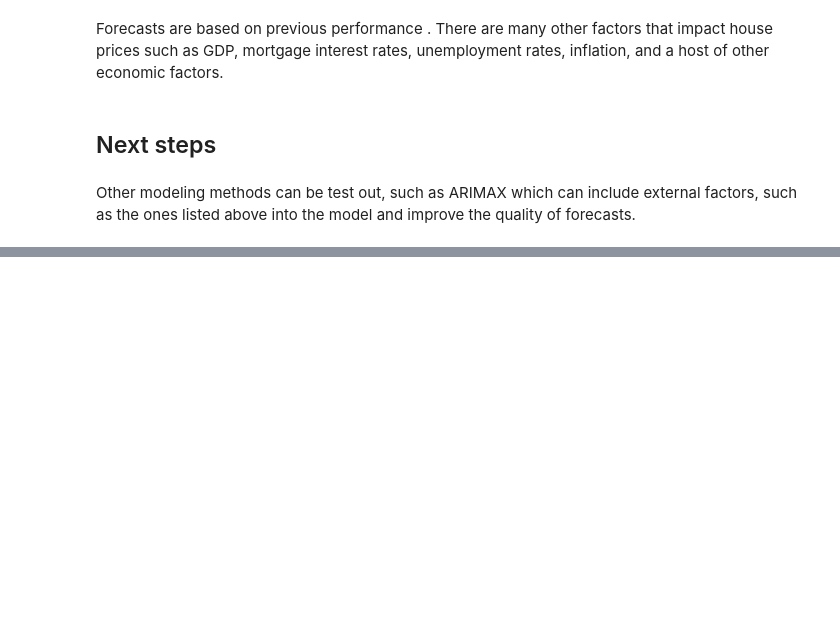
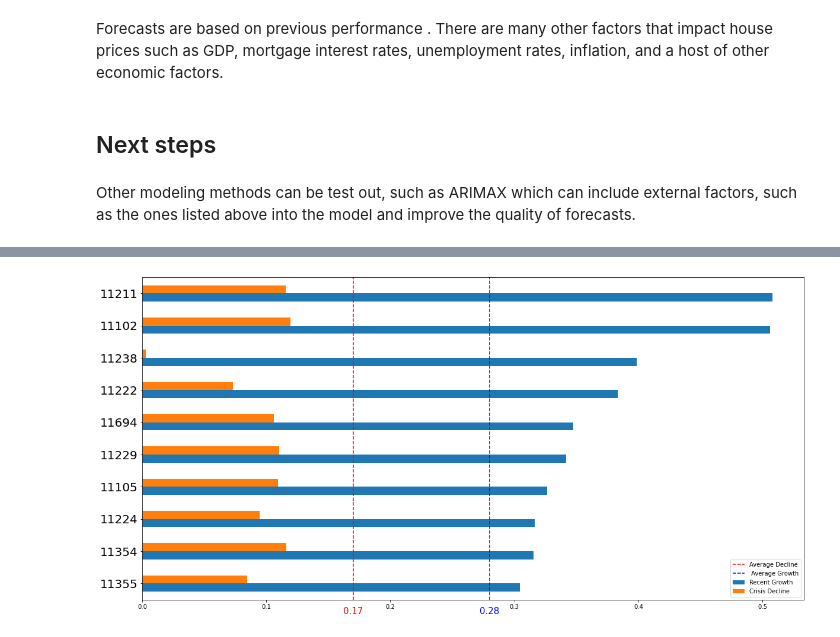
Before and after one commit to whyyoutoo/Forecasting-House-Price-Time-Series, a Jupyter notebook: Time_series_analysis.ipynb, the cells around one changed output, grey strips where cells are left out. Drawn from its saved outputs; the diff is of its cells as text; code cells hidden in the pictures; blank space fills up the shorter version.

```diff
--- a/Time_series_analysis.ipynb
+++ b/Time_series_analysis.ipynb
@@ -1471,0 +1482,4 @@ Other modeling methods can be test out, such as ARIMAX which can include externa
+# %%
+pplot = final10[['RegionName', '3_yr_roi', '07_11_roi']]
+# %%
+pplot.set_index('RegionName', inplace = True)
@@ -1471,0 +1503,11 @@ Other modeling methods can be test out, such as ARIMAX which can include externa
+# %%
+pplot.plot.barh(figsize =(20,10))
+plt.axvline(x = 0.17, color = 'r', linestyle = '--')
+plt.axvline(x = 0.28, color = 'b', linestyle = '--')
+plt.ylabel("")
+plt.legend(['Average Decline', ' Average Growth', 'Recent Growth', 'Crisis Decline'])
+plt.yticks(fontsize = 20)
+text(x = 0.17, y = -1, s = '0.17', ha = 'center', va = 'bottom', color = 'r', fontsize = 15)
+text(x = 0.28, y = -1, s = '0.28', ha = 'center', va = 'bottom', color = 'b', fontsize = 15);
+# %% [output]
+[figure, added]
```
Also changed, not shown: parts of 27 cells of this notebook.
